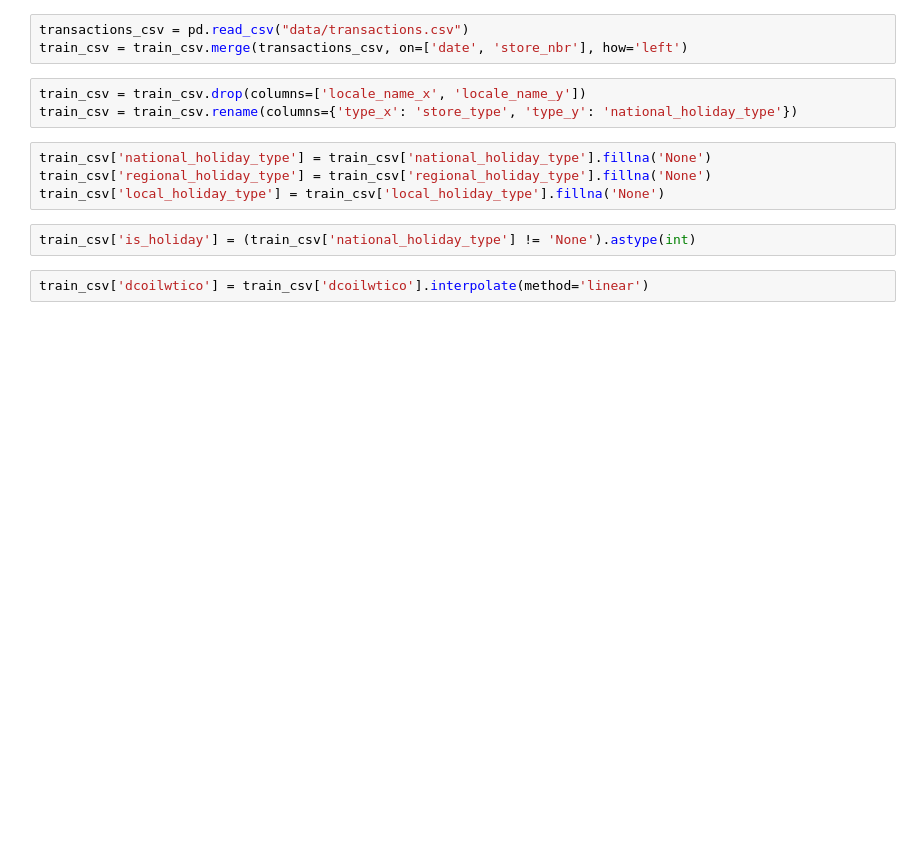
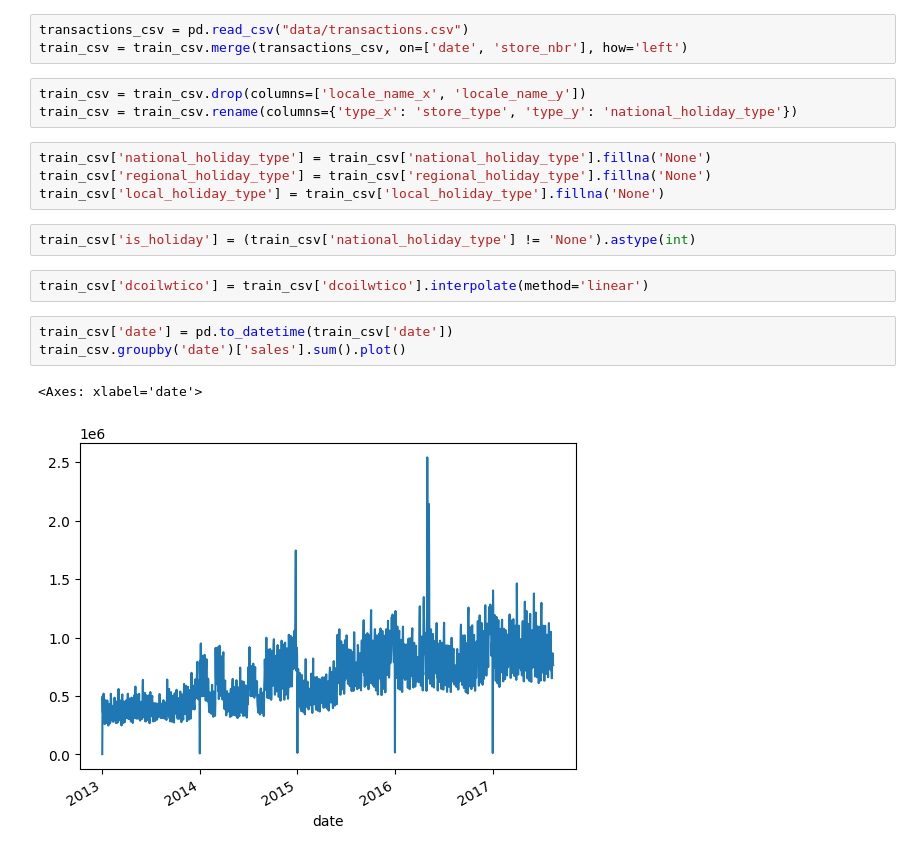
Before and after one commit to berkasin01/kaggle_competitions, a Jupyter notebook: time_series/time_series_forecast.ipynb, the cells around one changed output. Saved outputs shown, nothing was run; the diff lists cells and outputs as text; blank space fills up the shorter version.

```diff
--- a/time_series/time_series_forecast.ipynb
+++ b/time_series/time_series_forecast.ipynb
@@ -183,3 +183,9 @@ train_csv['local_holiday_type'] = train_csv['local_holiday_type'].fillna('None')
 train_csv['is_holiday'] = (train_csv['national_holiday_type'] != 'None').astype(int)
 # %%
 train_csv['dcoilwtico'] = train_csv['dcoilwtico'].interpolate(method='linear')
+# %%
+train_csv['date'] = pd.to_datetime(train_csv['date'])
+train_csv.groupby('date')['sales'].sum().plot()
+# %% [output]
+<Axes: xlabel='date'>
+[figure, added]
```
